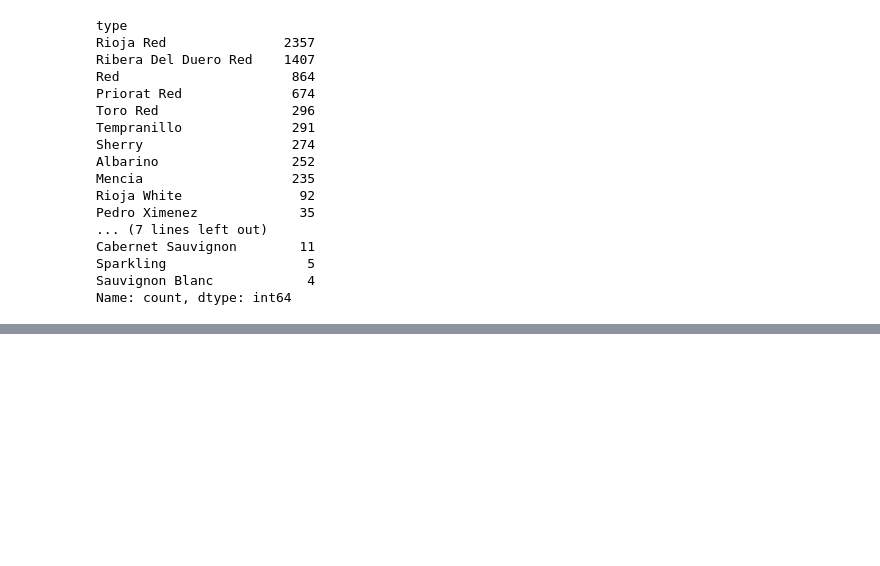
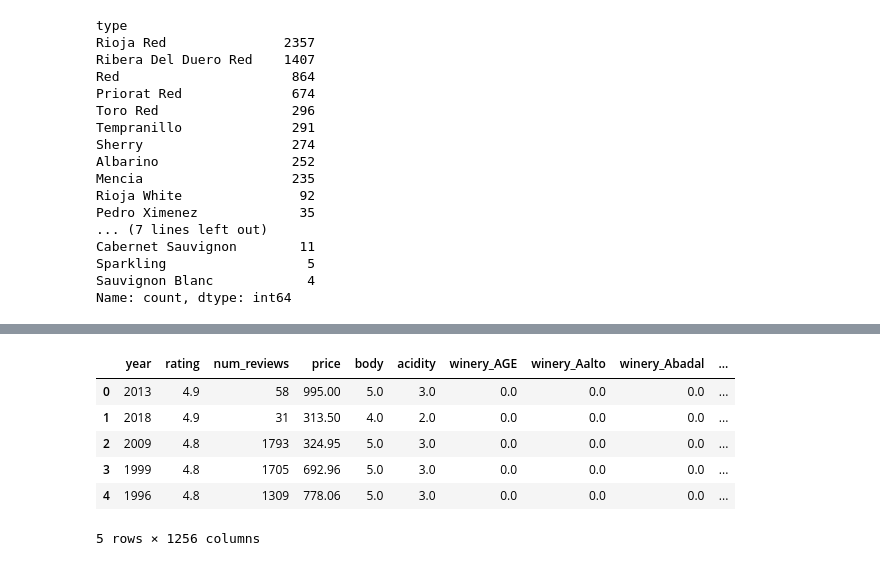
Before and after one commit to michaeldonaldsheridan/WineClassification, a Jupyter notebook: WineClassifcaton.ipynb, the cells around one changed output, grey strips where cells are left out. Cells and saved outputs as stored; diff of their text form; code cells hidden in the pictures; blank space fills up the shorter version.

```diff
--- a/WineClassifcaton.ipynb
+++ b/WineClassifcaton.ipynb
@@ -96,0 +115,2 @@ Name: count, dtype: int64
+# %%
+wine_df.dropna(inplace=True)
@@ -96,0 +162,12 @@ Name: count, dtype: int64
+# %%
+wine_df_encoded = pd.concat([wine_df, encoded_df], axis=1)
+wine_df_encoded.drop(['winery', 'wine', 'region', 'type', 'country'], axis=1, inplace=True)
+wine_df_encoded.head()
+# %% [output]
+|  | year | rating | num_reviews | price | body | acidity | winery_AGE | winery_Aalto | winery_Abadal | ... |
+| 0 | 2013 | 4.9 | 58 | 995.00 | 5.0 | 3.0 | 0.0 | 0.0 | 0.0 | ... |
+| 1 | 2018 | 4.9 | 31 | 313.50 | 4.0 | 2.0 | 0.0 | 0.0 | 0.0 | ... |
+| 2 | 2009 | 4.8 | 1793 | 324.95 | 5.0 | 3.0 | 0.0 | 0.0 | 0.0 | ... |
+| 3 | 1999 | 4.8 | 1705 | 692.96 | 5.0 | 3.0 | 0.0 | 0.0 | 0.0 | ... |
+| 4 | 1996 | 4.8 | 1309 | 778.06 | 5.0 | 3.0 | 0.0 | 0.0 | 0.0 | ... |
+5 rows × 1256 columns
```
Also changed, not shown: parts of 16 cells of this notebook.
